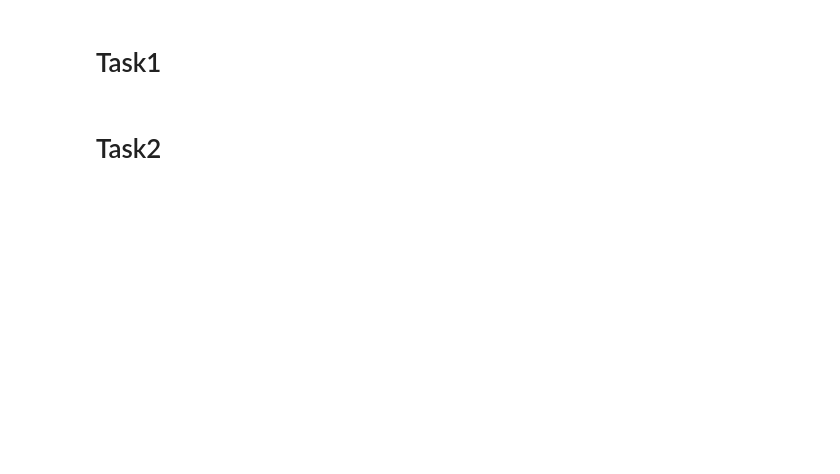
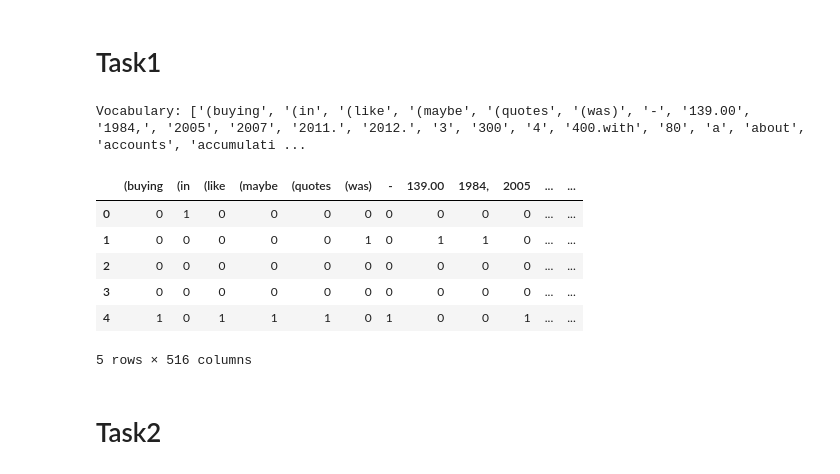
Before and after one commit to ash-iiiiish/Tasks-Submission, a Jupyter notebook: Assignment18/A18 TextVectorization.ipynb, the cells around one changed output. Cells and saved outputs as stored; diff of their text form; code cells hidden in the pictures; blank space fills up the shorter version.

Commit message:
tasks submitted completely upto assignment 18

```diff
--- a/Assignment18/A18 TextVectorization.ipynb
+++ b/Assignment18/A18 TextVectorization.ipynb
@@ -1,2 +4,8 @@
 # %% [markdown]
 # Part1
+# %%
+import pandas as pd
+
+df = pd.read_csv('C:/Users/kumar/OneDrive/Desktop/TRY-2/Tasks-Submission/Assignment18/7817_1.csv')
+df.shape
+df.columns
@@ -3,22 +21,35 @@
 # %%
 import pandas as pd
-import re
-import nltk
-import string
-from nltk.corpus import stopwords
-from nltk.tokenize import word_tokenize, sent_tokenize
-from nltk.stem import PorterStemmer, WordNetLemmatizer
+import numpy as np
 
-nltk.download('punkt')
-nltk.download('stopwords')
-nltk.download('wordnet')
+from sklearn.feature_extraction.text import CountVectorizer, TfidfVectorizer
+text_col = "reviews.text"
 
-# df must already exist with column: text
+# Drop missing values
+texts = df[text_col].dropna()
 # %% [markdown]
 # Task1
 # %%
-print(df["text"].head())
-print(df["text"].apply(len).head())
+sentences = texts.iloc[:5].tolist()
+vocab = sorted(set(" ".join(sentences).lower().split()))
+print("Vocabulary:", vocab)
+one_hot_vectors = []
+
+for sentence in sentences:
+    words = sentence.lower().split()
+    vector = [1 if word in words else 0 for word in vocab]
+    one_hot_vectors.append(vector)
+one_hot_df = pd.DataFrame(one_hot_vectors, columns=vocab)
+one_hot_df
+# %% [output]
+Vocabulary: ['(buying', '(in', '(like', '(maybe', '(quotes', '(was)', '-', '139.00', '1984,', '2005', '2007', '2011.', '2012.', '3', '300', '4', '400.with', '80', 'a', 'about', 'accounts', 'accumulati ...
+|  | (buying | (in | (like | (maybe | (quotes | (was) | - | 139.00 | 1984, | 2005 | ... | ... |
+| 0 | 0 | 1 | 0 | 0 | 0 | 0 | 0 | 0 | 0 | 0 | ... | ... |
+| 1 | 0 | 0 | 0 | 0 | 0 | 1 | 0 | 1 | 1 | 0 | ... | ... |
+| 2 | 0 | 0 | 0 | 0 | 0 | 0 | 0 | 0 | 0 | 0 | ... | ... |
+| 3 | 0 | 0 | 0 | 0 | 0 | 0 | 0 | 0 | 0 | 0 | ... | ... |
+| 4 | 1 | 0 | 1 | 1 | 1 | 0 | 1 | 0 | 0 | 1 | ... | ... |
+5 rows × 516 columns
 # %% [markdown]
 # Task2
 # %%
```
Also changed, not shown: parts of 14 cells of this notebook, 7 other files.
